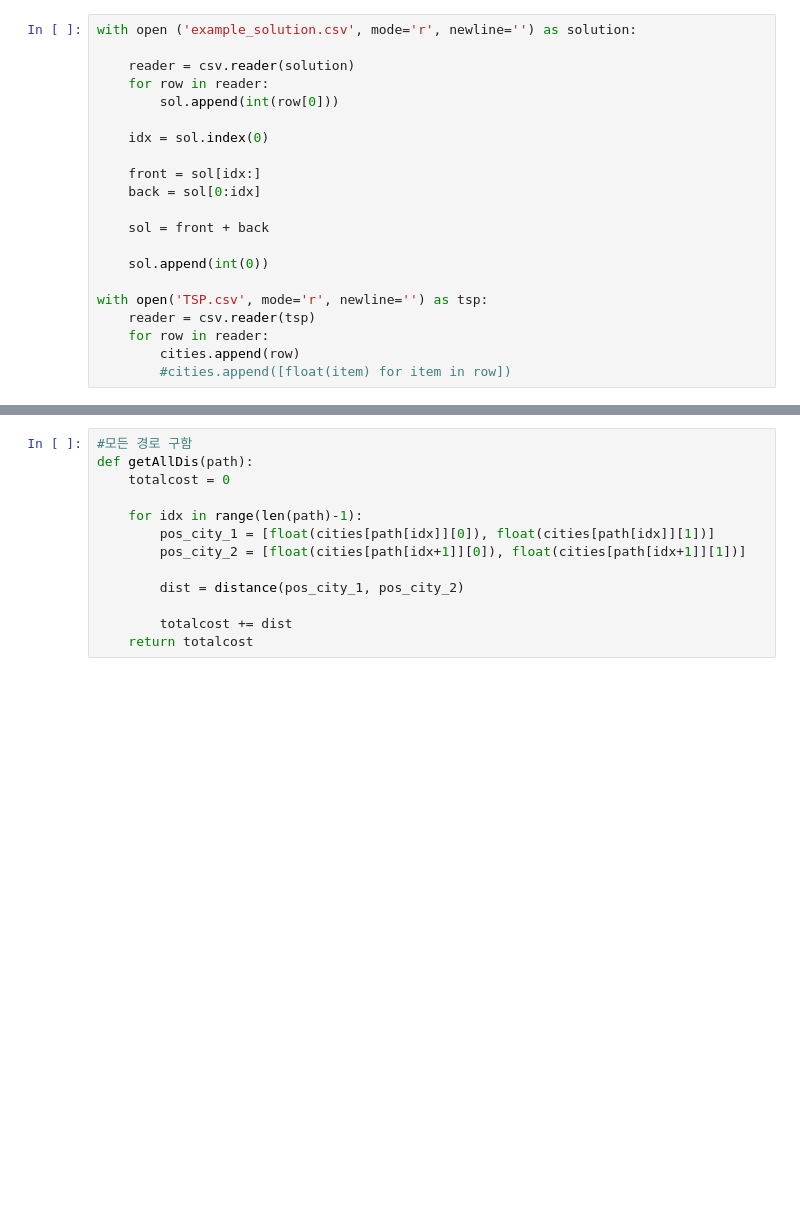
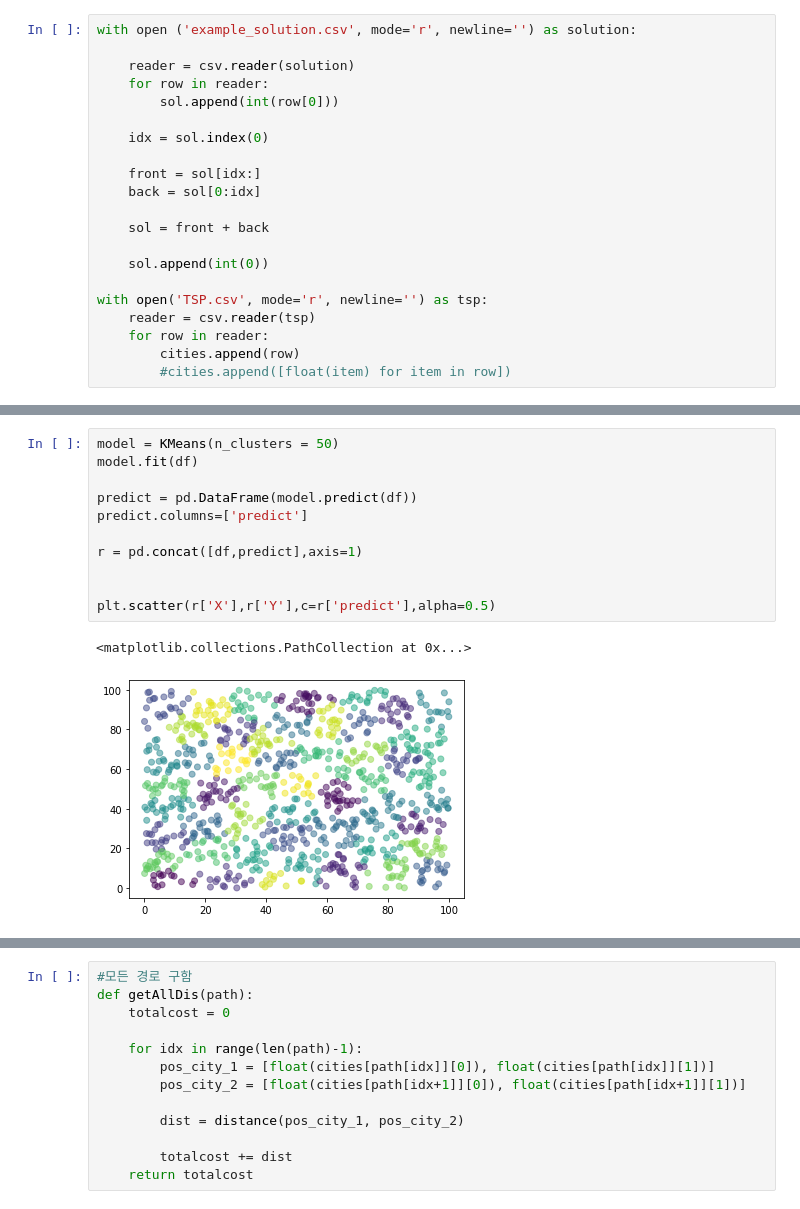
Before and after one commit to Yuris99/Extra, a Jupyter notebook: 과제/Algorithm/assignment4/CodeTest.ipynb, the cells around one changed output, grey strips where cells are left out. Cells and saved outputs as stored; diff of their text form; blank space fills up the shorter version.

```diff
--- a/과제/Algorithm/assignment4/CodeTest.ipynb
+++ b/과제/Algorithm/assignment4/CodeTest.ipynb
@@ -54,6 +51,20 @@ for idx in range(len(sol)-1):
 print('final cost: '+ str(total_cost))
 # %% [output]
 final cost: 51314.71550400719
+# %%
+model = KMeans(n_clusters = 50)
+model.fit(df)
+
+predict = pd.DataFrame(model.predict(df))
+predict.columns=['predict']
+
+r = pd.concat([df,predict],axis=1)
+
+
+plt.scatter(r['X'],r['Y'],c=r['predict'],alpha=0.5)
+# %% [output]
+<matplotlib.collections.PathCollection at 0x...>
+[figure, added]
 # %%
 
 plt.figure(figsize=(10,10))
```
Also changed, not shown: parts of 19 cells of this notebook, 6 other files.
